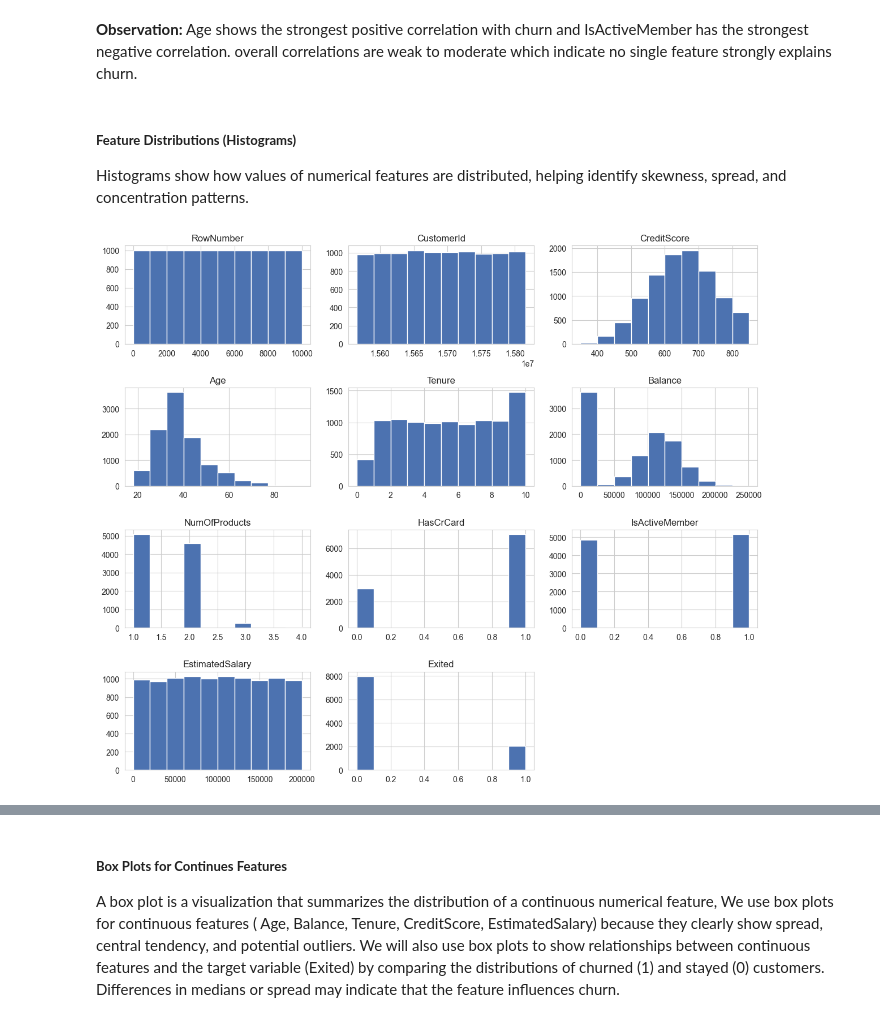
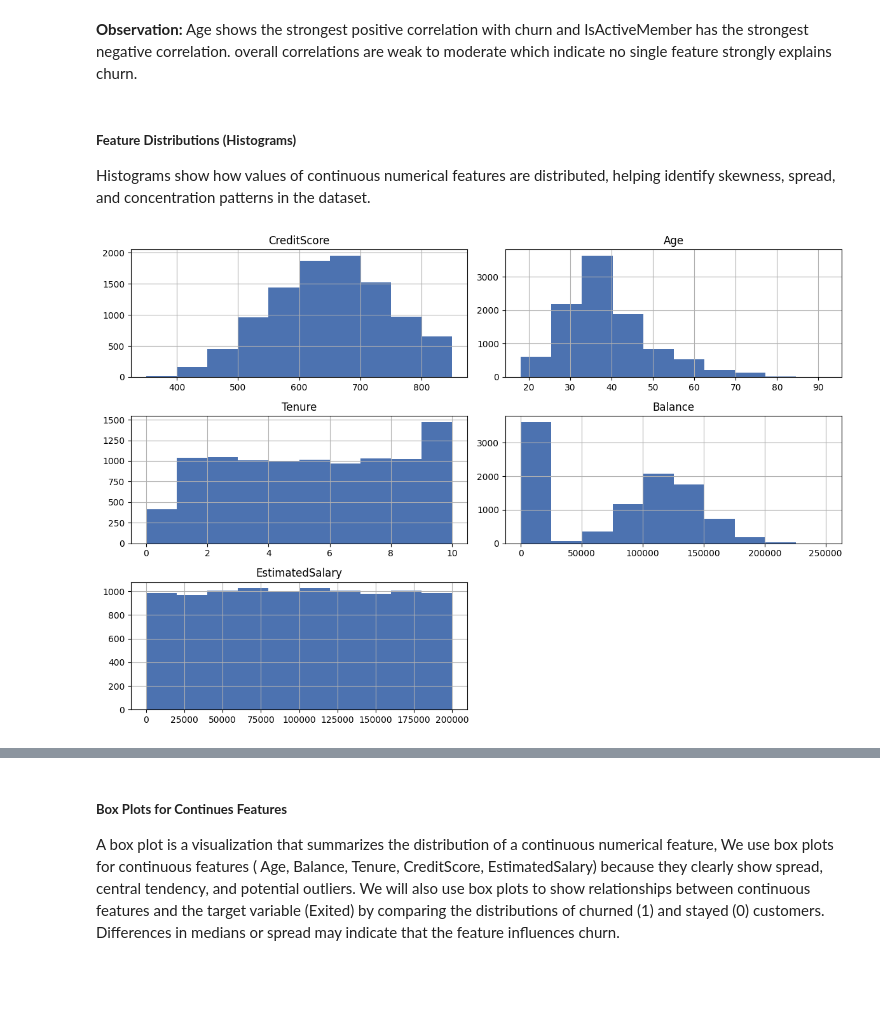
Before and after one commit to itsWesam/SWE485-Project-Group4, a Jupyter notebook: Phase1_Data_Exploration.ipynb, the cells around one changed output, grey strips where cells are left out. Cells and saved outputs as stored; diff of their text form; code cells hidden in the pictures; blank space fills up the shorter version.

```diff
--- a/Phase1_Data_Exploration.ipynb
+++ b/Phase1_Data_Exploration.ipynb
@@ -459,11 +451,23 @@ Name: Exited, dtype: float64
 **Observation:** Age shows the strongest positive correlation with churn and IsActiveMember has the strongest negative correlation. overall correlations are weak to moderate which indicate no single feature strongly explains churn.
 # %% [markdown]
 ##### **Feature Distributions (Histograms)**
-Histograms show how values of numerical features are distributed, helping identify skewness, spread, and concentration patterns.
+Histograms show how values of continuous numerical features are distributed, helping identify skewness, spread, and concentration patterns in the dataset.
 # %%
-df.hist(figsize=(12,10),color= "#4C72B0")
+import matplotlib.pyplot as plt
+
+# continuous numerical features
+numerical_features = [
+    'CreditScore',
+    'Age',
+    'Tenure',
+    'Balance',
+    'EstimatedSalary'
+]
+
+df[numerical_features].hist(figsize=(12,8), color="#4C72B0")
+
 plt.tight_layout()
 plt.show()
 # %% [output]
-[figure, old version]
+[figure, new version]
 # %% [markdown]
```
Also changed, not shown: parts of 26 cells of this notebook.
